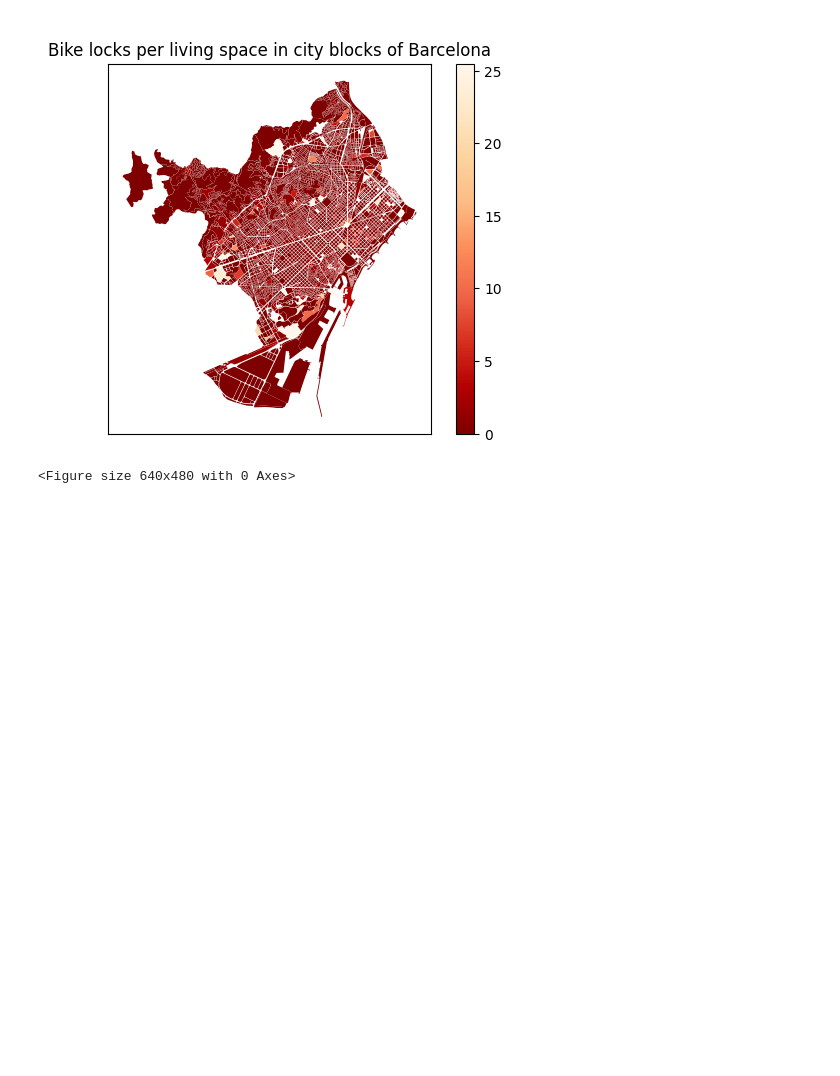
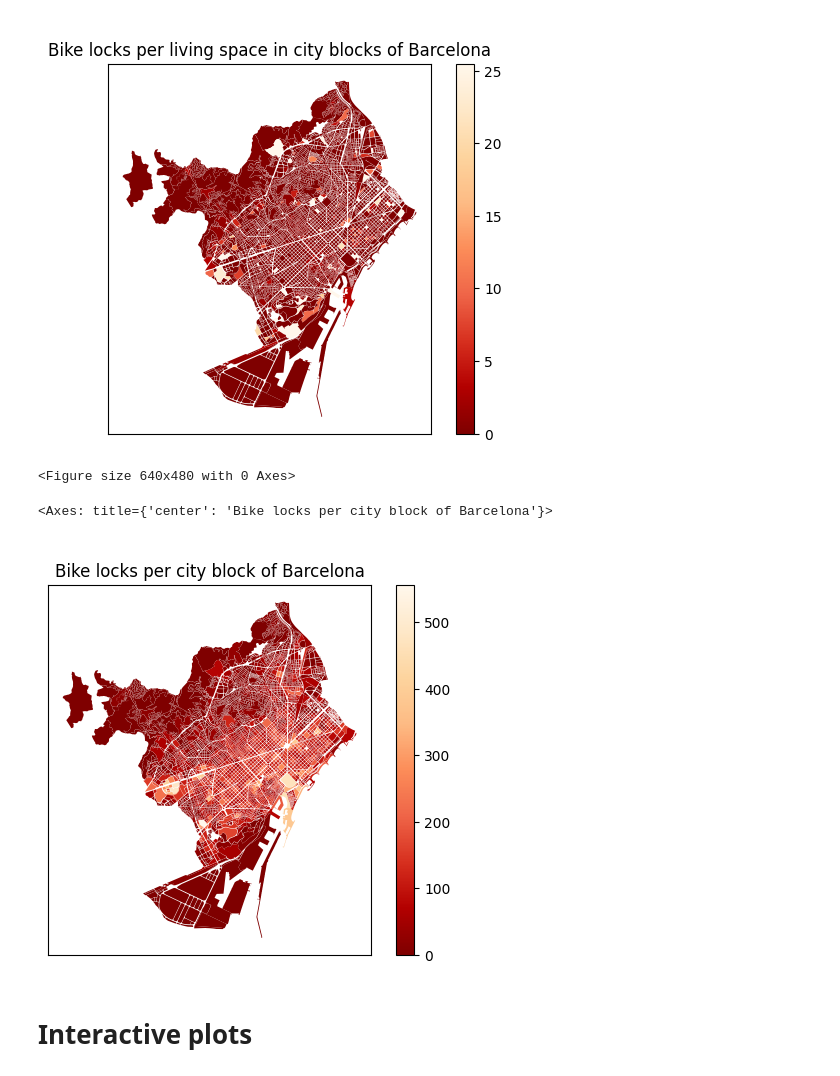
Before and after one commit to BaptisteGarro/ourcityindata, a Jupyter notebook: src/Bike_parking_analysis.ipynb, the cells around one changed output. Drawn from its saved outputs; the diff is of its cells as text; code cells hidden in the pictures; blank space fills up the shorter version.

```diff
--- a/src/Bike_parking_analysis.ipynb
+++ b/src/Bike_parking_analysis.ipynb
@@ -13,3 +15,11 @@ import matplotlib.pyplot as plt
+# %%
+def safelog(x, minval=1e-2):
+    """
+    Safely compute the logarithm of x, with a minimum value to avoid log(0).
+    """
+    if x <= 0:
+        return math.log(minval)
+    return math.log(x)
 # %%
 # Read in data sources and set indices
 js_bike_locks = json.load(open("../data/Bike_lock_spots.json"))
@@ -57,6 +72,11 @@ gdf_results["geometry"] = shp_blocks["geometry"]
 gdf_results["bike_locks_per_living"] = gdf_results["bike_locks"] / gdf_results["living_space"]
 gdf_results.fillna(0, inplace=True)
 gdf_results.replace(float("inf"),0, inplace=True)
+
+# Calculate the log scales
+gdf_results["log_bike_locks"] = gdf_results["bike_locks"].apply(safelog)
+gdf_results["log_living_space"] = gdf_results["living_space"].apply(safelog)
+gdf_results["log_bike_locks_per_living"] = gdf_results["bike_locks_per_living"].apply(safelog)
 # %% [markdown]
 ## Post-processing
 # %%
@@ -84,3 +108,14 @@ fig
 plt.savefig("../figures/bike_locks_per_living_space.png", dpi=1000)
 # %% [output]
 <Figure size 640x480 with 0 Axes>
+# %%
+fig = gdf_results.plot(column="bike_locks", cmap="OrRd_r", legend=True)
+fig.xaxis.set_visible(False)
+fig.yaxis.set_visible(False)
+fig.set_title("Bike locks per city block of Barcelona")
+fig
+# %% [output]
+<Axes: title={'center': 'Bike locks per city block of Barcelona'}>
+[figure, added]
+# %% [markdown]
+# Interactive plots
```
Also changed, not shown: parts of 7 cells of this notebook, 7 other files.
